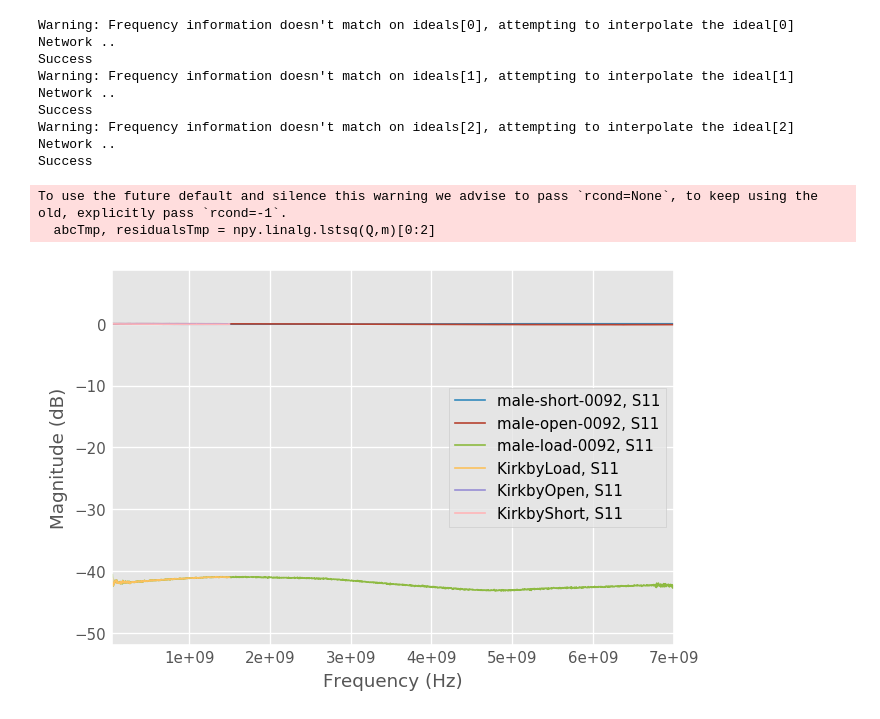
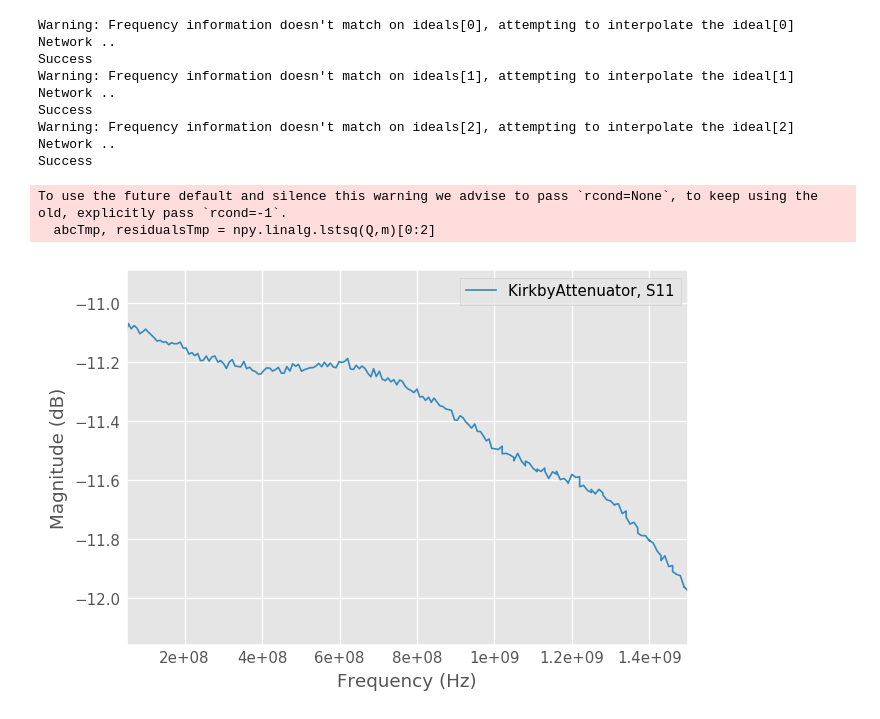
Before and after one commit to hendorog/SVA1015X, a Jupyter notebook: docs/SDR Cal Test1.ipynb, the cells around one changed output. Drawn from its saved outputs; the diff is of its cells as text; code cells hidden in the pictures.

```diff
--- a/docs/SDR Cal Test1.ipynb
+++ b/docs/SDR Cal Test1.ipynb
@@ -3,43 +3,37 @@ import skrf as rf
 from skrf.calibration import OnePort
 %matplotlib inline
 from pylab import *
 rf.stylely()
 
 #ideals = rf.read_all('data/ideals/')
 #measured = rf.read_all('data/measured/')
 #duts = rf.read_all('data/measured/')
 ideals = rf.read_all('data/ideals/KirkbySN0092/')
 measured = rf.read_all('data/measured/SVA/KirkbySN0092/')
 duts = rf.read_all('data/measured/SVA/KirkbySN0092/')
 
 ## create a Calibration instance
 cal = rf.OnePort(
     ideals = [ideals[k] for k in ['male-short-0092','male-open-0092','male-load-0092']],
     #measured = [measured[k] for k in ['SDRKitsShort','SDRKitsOpen','SDRKitsLoad']],
     measured = [measured[k] for k in ['KirkbyShort','KirkbyOpen','KirkbyLoad']],
     )
 
 caled_duts = [cal.apply_cal(dut) for dut in duts.values()]
-
-ideals['male-short-0092'].plot_s_db()
-ideals['male-open-0092'].plot_s_db()
-ideals['male-load-0092'].plot_s_db()
-#ideals['load'].plot_s_complex()
-
-#duts['SDRKitsShort'].plot_s_db()
-#duts['SDRKitsOpen'].plot_s_db()
-#duts['SDRKitsLoad'].plot_s_db()
-
+#measured['KirkbyShort'].plot_s_db()
+#measured['KirkbyOpen'].plot_s_db()
 caled_duts[0].plot_s_db()
-caled_duts[1].plot_s_db()
-caled_duts[2].plot_s_db()
+#caled_duts[1].plot_s_db()
+#caled_duts[2].plot_s_db()
+#caled_duts[3].plot_s_db()
+#caled_duts[4].plot_s_db()
 # %% [output]
 Warning: Frequency information doesn't match on ideals[0], attempting to interpolate the ideal[0] Network ..
 Success
 Warning: Frequency information doesn't match on ideals[1], attempting to interpolate the ideal[1] Network ..
 Success
 Warning: Frequency information doesn't match on ideals[2], attempting to interpolate the ideal[2] Network ..
 Success
 To use the future default and silence this warning we advise to pass `rcond=None`, to keep using the old, explicitly pass `rcond=-1`.
   abcTmp, residualsTmp = npy.linalg.lstsq(Q,m)[0:2]
-[figure, old version]
+[figure, new version]
```
Also changed, not shown: parts of 4 cells of this notebook, 17 other files.
